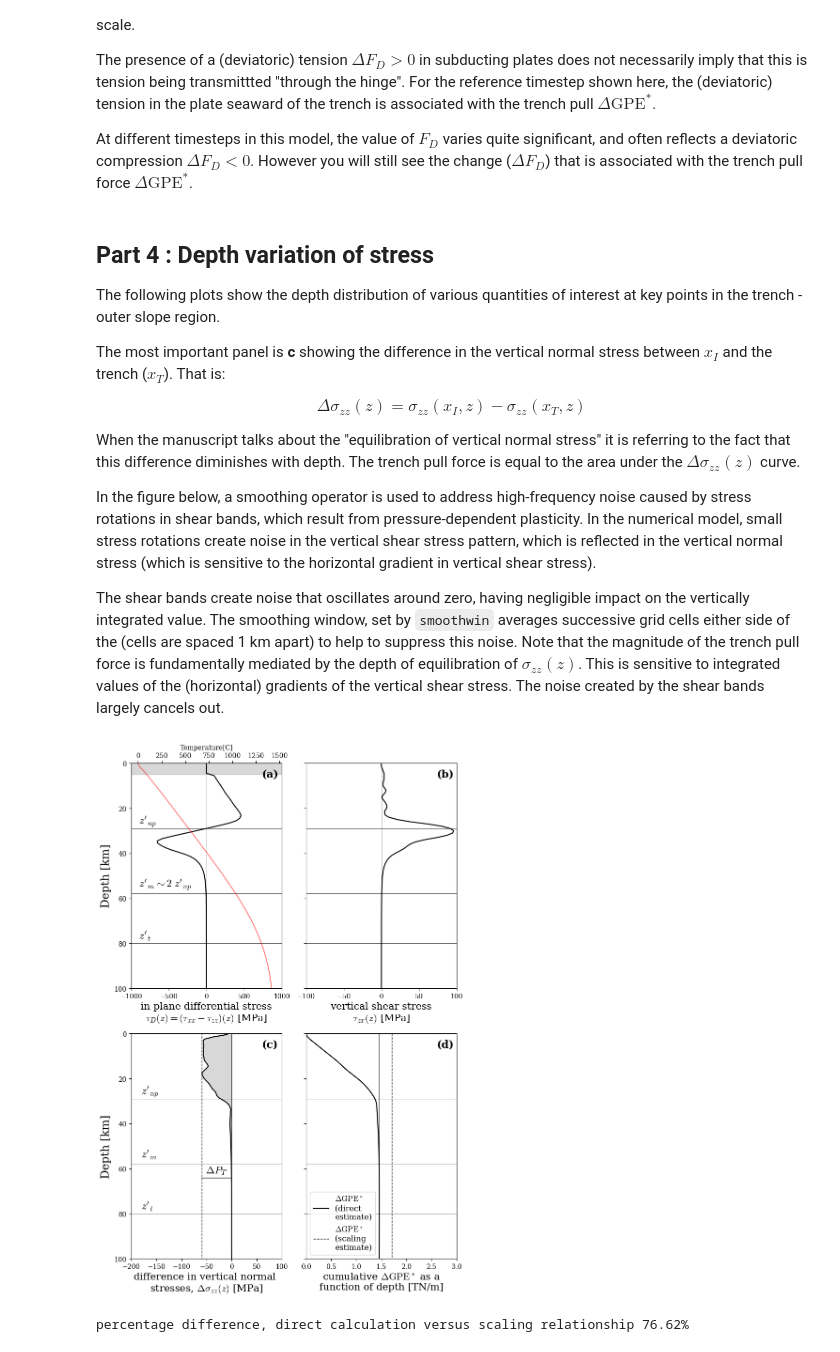
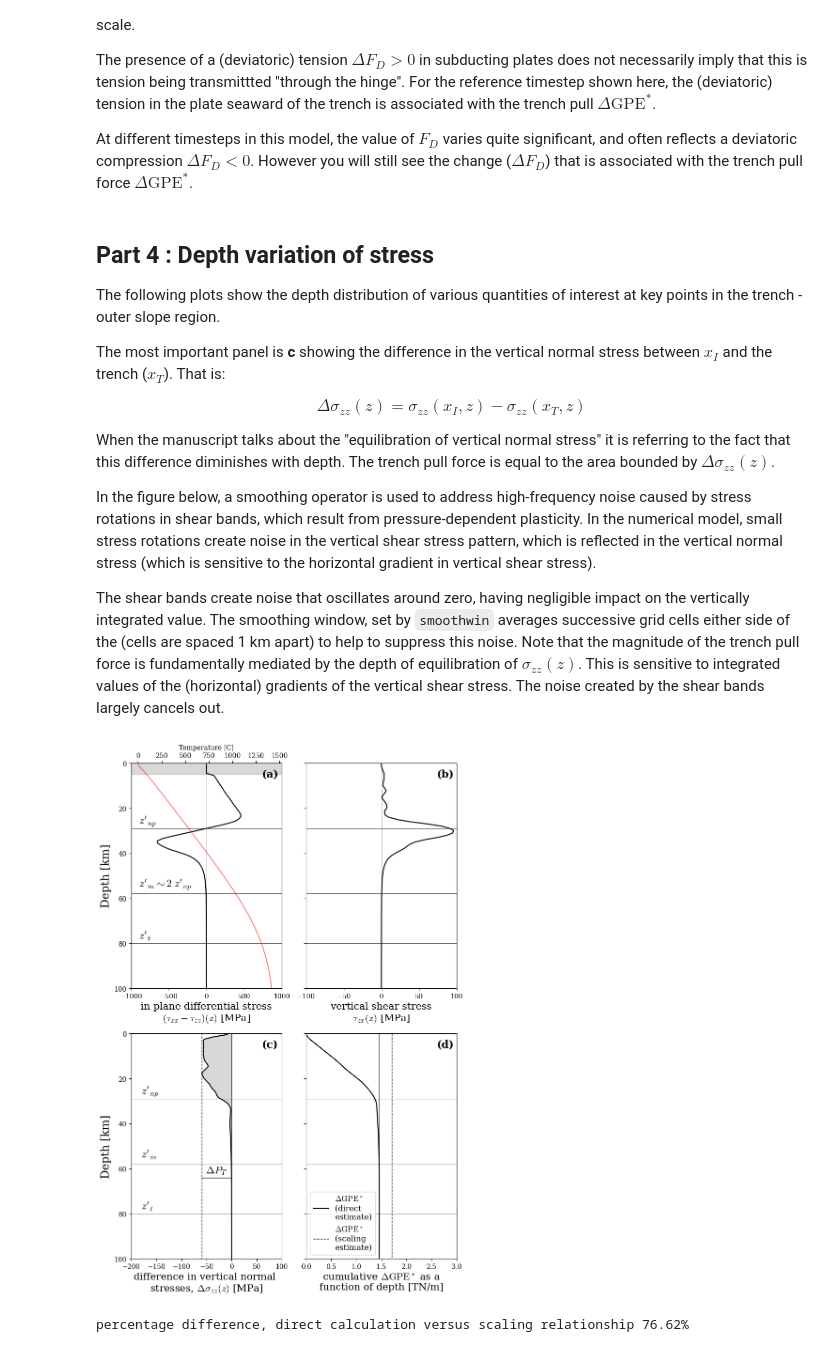
Before and after one commit to dansand/trench_pull_force, a Jupyter notebook: postprocessing_notebooks/single_step_analysis.ipynb, the cells around one changed output. Saved outputs shown, nothing was run; the diff lists cells and outputs as text; code cells hidden in the pictures.

```diff
--- a/postprocessing_notebooks/single_step_analysis.ipynb
+++ b/postprocessing_notebooks/single_step_analysis.ipynb
@@ -562,7 +576,7 @@ The most important panel is **c** showing the difference in the vertical normal
 \Delta \sigma_{zz}(z) = \sigma_{zz}(x_{I}, z) - \sigma_{zz}(x_{T}, z)
 \end{equation}
 
-When the manuscript talks about the "equilibration of vertical normal stress" it is referring to the fact that this difference diminishes with depth. The trench pull force is equal to the area under the $\Delta \sigma_{zz}(z)$ curve.
+When the manuscript talks about the "equilibration of vertical normal stress" it is referring to the fact that this difference diminishes with depth. The trench pull force is equal to the area bounded by $\Delta \sigma_{zz}(z)$.
 
 In the figure below, a smoothing operator is used to address high-frequency noise caused by stress rotations in shear bands, which result from pressure-dependent plasticity. In the numerical model, small stress rotations create noise in the vertical shear stress pattern, which is reflected in the vertical normal stress (which is sensitive to the horizontal gradient in vertical shear stress).
 
@@ -595,7 +609,7 @@ ax1, ax2, ax3, ax4 = ax.flatten()
 ax1.plot(1e-6*(diff_stress_profile), 1e-3*czpts, c = 'k')
 ax1.set_xlim(-1000, 1000)
 ax1.set_ylim(100, 0)
-ax1.set_xlabel("in-plane differential stress\n" + r"$\tau_D(z) = (\tau_{xx} - \tau_{zz})(z)$ [MPa]", fontsize = 15)
+ax1.set_xlabel("in-plane differential stress\n" + r"$(\tau_{xx} - \tau_{zz})(z)$ [MPa]", fontsize = 15)
 ax1.vlines(0, -5, 100, color='k', lw=0.5)
 ax1.hlines(1e-3*np_depth, -1000, 1000, color='k', lw=0.5)
 ax1.hlines(2e-3*np_depth, -1000, 1000, color='k', lw=0.5)
@@ -603,7 +617,7 @@ ax1.hlines(80, -1000, 1000, color='k', lw=0.5)
 ax1.set_ylabel("Depth [km]", fontsize = 17)
 ax1b = ax1.twiny()
 ax1b.plot(temp_profile - 273, 1e-3*czpts, c ='r', alpha = 0.5)
-ax1b.set_xlabel(r"Temperature[C]")
+ax1b.set_xlabel(r"Temperature [C]")
 ax1.axhspan(0, 5, color='grey', alpha=0.3)
 
 
@@ -654,35 +668,35 @@ ax4.legend(fontsize = 12, loc = 3)
 
 
 ax4.set_xlabel(r"cumulative $\Delta\mathrm{GPE}^*$ as a" +  "\nfunction of depth [TN/m]",  fontsize = 15)
 ax4.hlines(1e-3*np_depth, -1, 5, color='k', lw=0.5)
 ax4.hlines(2e-3*np_depth, -1, 5, color='k', lw=0.5)
 ax4.hlines(80, -1, 5, color='k', lw=0.5)
 
 ax1.text(-900, 1e-3*np_depth - 2, r"$z'_{np}$",  fontsize = 16)
 ax1.text(-900, 78, r"$z'_t$",  fontsize = 16)
 ax1.text(-900, 55, r"$z'_m \sim 2\;z'_{np}$",  fontsize = 16)
 #ax3.text(-58, 62, r"$(\rho_m - \rho_w) g w_T$",  fontsize = 14)
 ax3.text(-52, 62, r"$\Delta P_T$",  fontsize = 16)
 
 ax3.plot([-1e-6*trench_relative_topo*delrho*g, 0], [64, 64], lw=1, c='k')
 
 ax3.text(-180, 1e-3*np_depth - 2, r"$z'_{np}$",  fontsize = 16)
 ax3.text(-180, 78, r"$z'_t$",  fontsize = 16)
 ax3.text(-180, 55, r"$z'_m$",  fontsize = 16)
 
 ax1.text(0.87, 0.94, '(a)', transform=ax1.transAxes, fontsize=16, fontweight='bold')
 ax2.text(0.87, 0.94, '(b)', transform=ax2.transAxes, fontsize=16, fontweight='bold')
 ax3.text(0.87, 0.94, '(c)', transform=ax3.transAxes, fontsize=16, fontweight='bold')
 ax4.text(0.87, 0.94, '(d)', transform=ax4.transAxes, fontsize=16, fontweight='bold')
 
 #g
 
 plt.tight_layout()
 plt.show()
 
-#fig.savefig('./figures/profiles.png', dpi=100, facecolor='white', bbox_inches='tight')
+fig.savefig('./figures/profiles.png', dpi=100, facecolor='white', bbox_inches='tight')
 # %% [output]
-[figure, old version]
+[figure, new version]
 # %%
 # Using cumulative_trapezoid instead of cumtrapz
 integrated_value = -trapz(sig_zz_iso - sig_zz_trench, dx=1e3)
```
Also changed, not shown: parts of 9 cells of this notebook, 2 other files.
